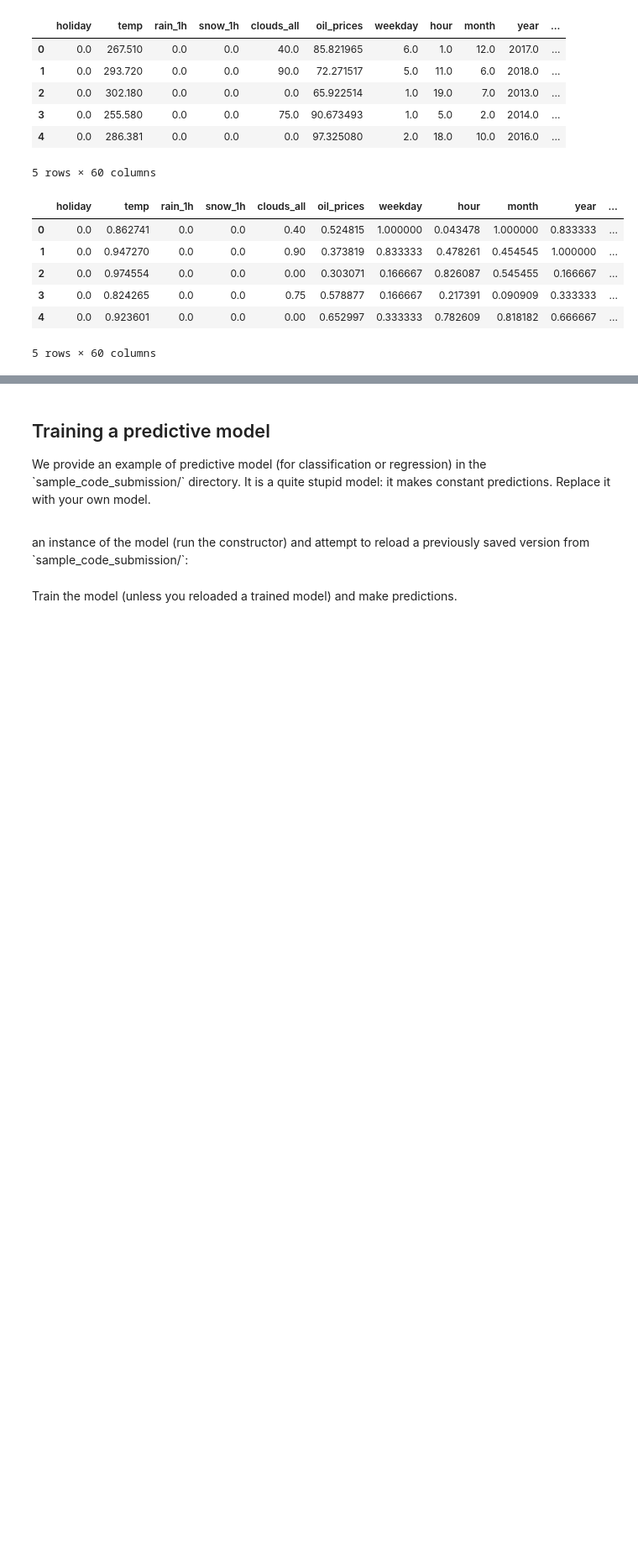
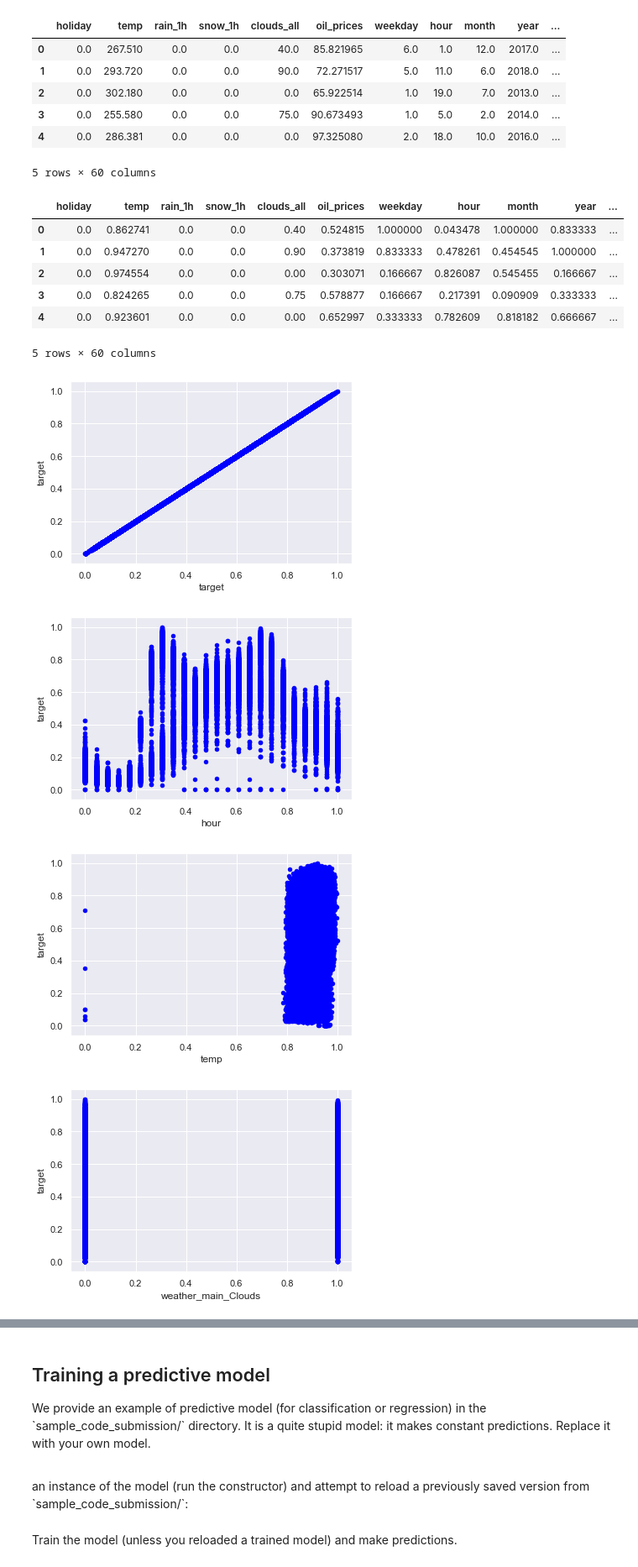
Before and after one commit to emilienlemaire/autocar, a Jupyter notebook: starting_kit/README_pre-processing.ipynb, the cells around one changed output, grey strips where cells are left out. Shown at 84% size. Drawn from its saved outputs; the diff is of its cells as text; code cells hidden in the pictures; blank space fills up the shorter version.

```diff
--- a/starting_kit/README_pre-processing.ipynb
+++ b/starting_kit/README_pre-processing.ipynb
@@ -222,3 +228,15 @@ XY_train.head()
 | 3 | 0.0 | 0.824265 | 0.0 | 0.0 | 0.75 | 0.578877 | 0.166667 | 0.217391 | 0.090909 | 0.333333 | ... |
 | 4 | 0.0 | 0.923601 | 0.0 | 0.0 | 0.00 | 0.652997 | 0.333333 | 0.782609 | 0.818182 | 0.666667 | ... |
 5 rows × 60 columns
+# %%
+#On regarde les features les plus importantes pour voir leurs outliers
+
+for col in most_important_features.index:
+    XY_train.plot.scatter(col, 'target', c='blue')
+
+plt.show()
+# %% [output]
+[figure, added]
+[figure, added]
+[figure, added]
+[figure, added]
```
Also changed, not shown: parts of 9 cells of this notebook.
